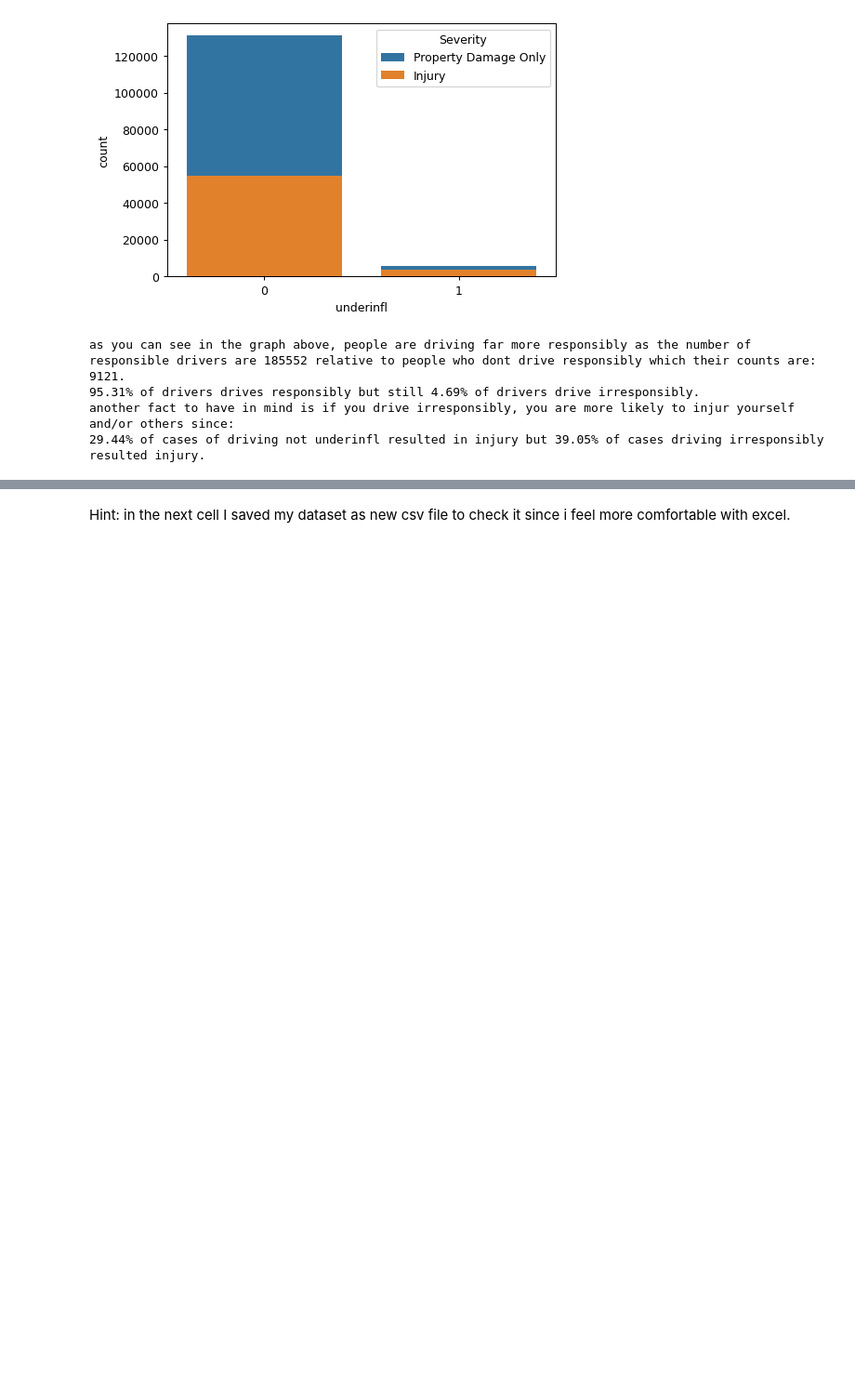
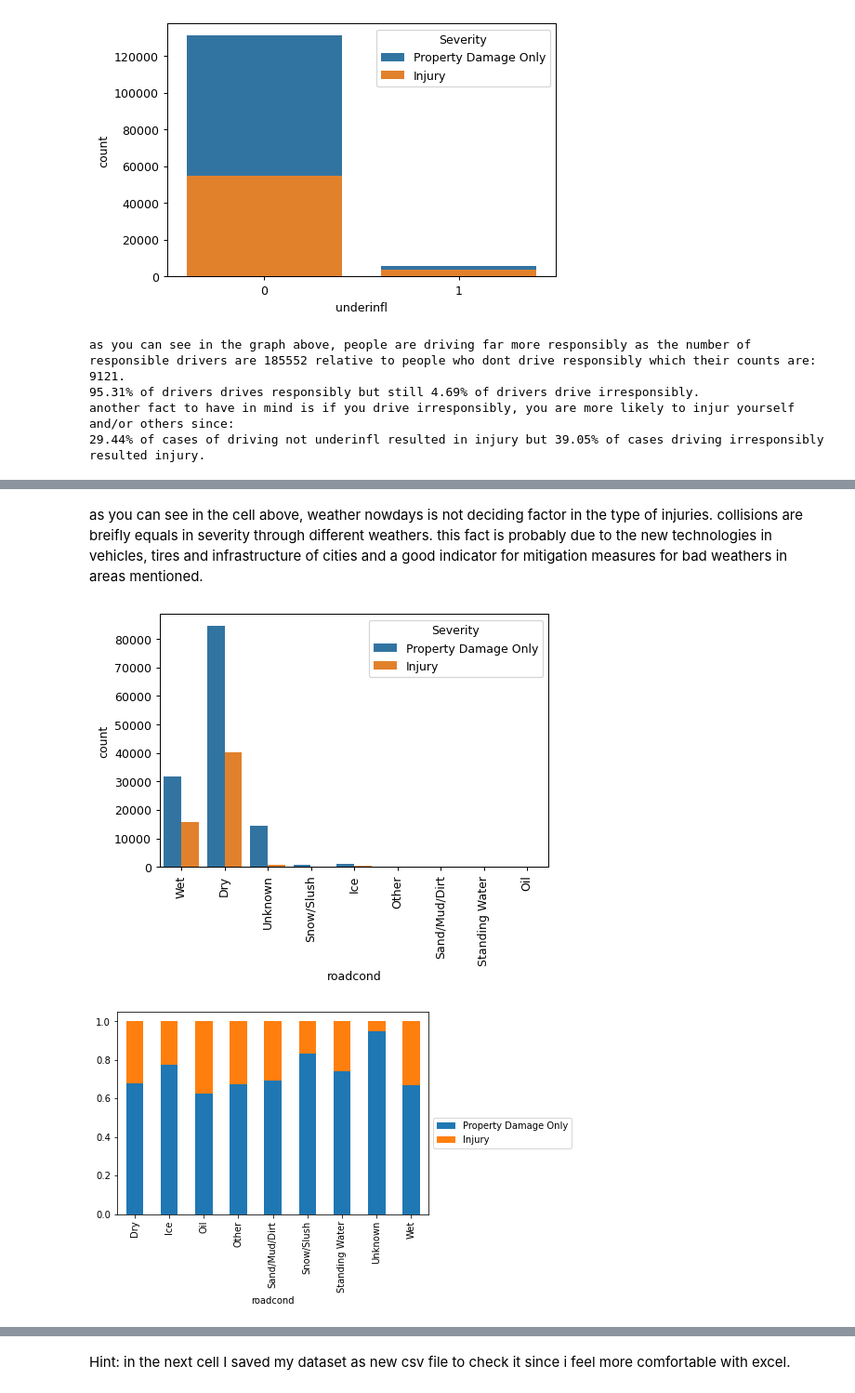
Before and after one commit to RaminFerdos/Coursera_Capstone, a Jupyter notebook: Coursera-Capstone-Collision Dataset.ipynb, the cells around one changed output, grey strips where cells are left out. Shown at 93% size. Saved outputs shown, nothing was run; the diff lists cells and outputs as text; code cells hidden in the pictures; blank space fills up the shorter version.

```diff
--- a/Coursera-Capstone-Collision Dataset.ipynb
+++ b/Coursera-Capstone-Collision Dataset.ipynb
@@ -253,0 +329,16 @@ another fact to have in mind is if you drive irresponsibly, you are more likely
+# %% [markdown]
+as you can see in the cell above, weather nowdays is not deciding factor in the type of injuries. collisions are breifly equals in severity through different weathers. this fact is probably due to the new technologies in vehicles, tires and infrastructure of cities and a good indicator for mitigation measures for bad weathers in areas mentioned.
+# %%
+plt.figure(figsize=(6,4), dpi=90)
+g = sns.countplot(x="roadcond", data=collisions, dodge = True, hue='severitycode')
+g.set_xticklabels(g.get_xticklabels(), rotation = 90)
+h,l = g.get_legend_handles_labels()
+labels=['Property Damage Only','Injury']
+g.legend(h,labels,title="Severity", loc="upper right")
+table = pd.crosstab(collisions.roadcond, collisions.severitycode)
+table.div(table.sum(1).astype(float), axis=0).plot(kind='bar', stacked=True)
+plt.legend(['Property Damage Only', 'Injury'], bbox_to_anchor = (1, 0.5))
+plt.show()
+# %% [output]
+[figure, added]
+[figure, added]
```
Also changed, not shown: parts of 17 cells of this notebook.
